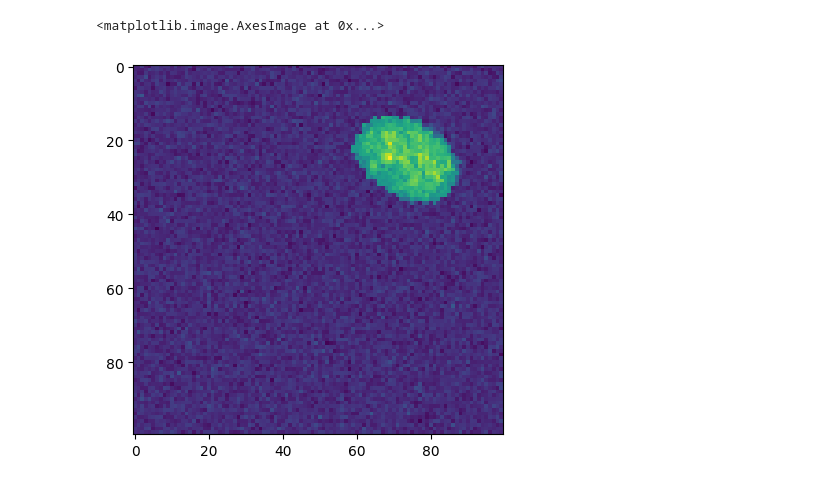
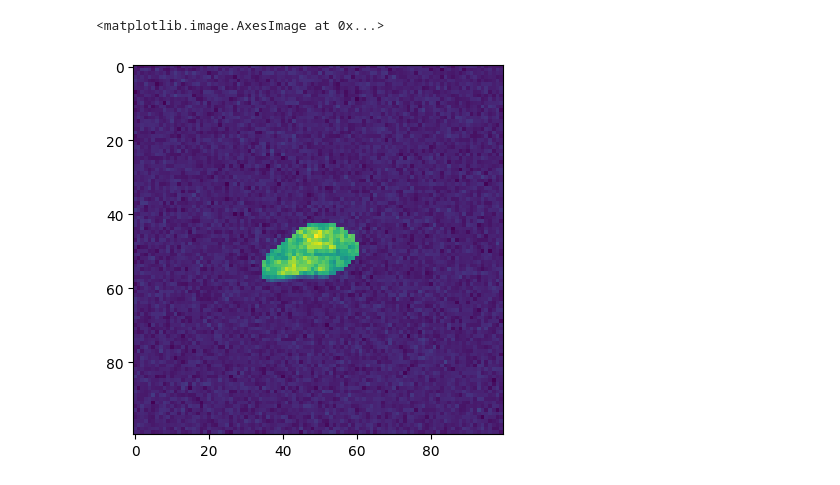
Before and after one commit to omar-merhebi/CycleNet, a Jupyter notebook: tensorflow/notebooks/data_loading.ipynb, the cells around one changed output. Cells and saved outputs as stored; diff of their text form; code cells hidden in the pictures.

Commit message:
correct aug, fill, mask logic

```diff
--- a/tensorflow/notebooks/data_loading.ipynb
+++ b/tensorflow/notebooks/data_loading.ipynb
@@ -32,10 +32,11 @@ import tensorflow as tf
 cfg = compose(config_name='config')
 cfg = h.convert_paths(cfg)
 # %%
-dataset = datasets.WayneRPEDataset(cfg, np.random.randint(0, 100, 100))
+dataset = datasets.WayneRPEDataset(cfg, np.random.randint(0, 100, 100),
+                                   fill=True, mask=True, augment=False)
 item = dataset.__getitem__(0)
 
 plt.imshow(item[0][0][:, :, 10])
 # %% [output]
 <matplotlib.image.AxesImage at 0x...>
-[figure, old version]
+[figure, new version]
```
Also changed, not shown: parts of 1 cell of this notebook, 5 other files.
